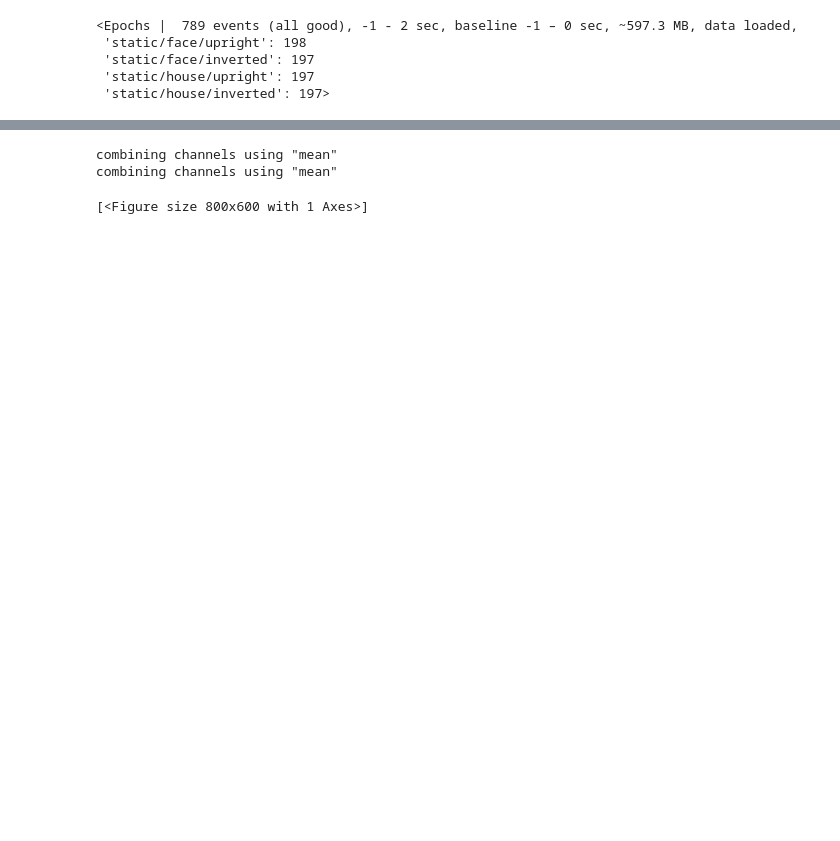
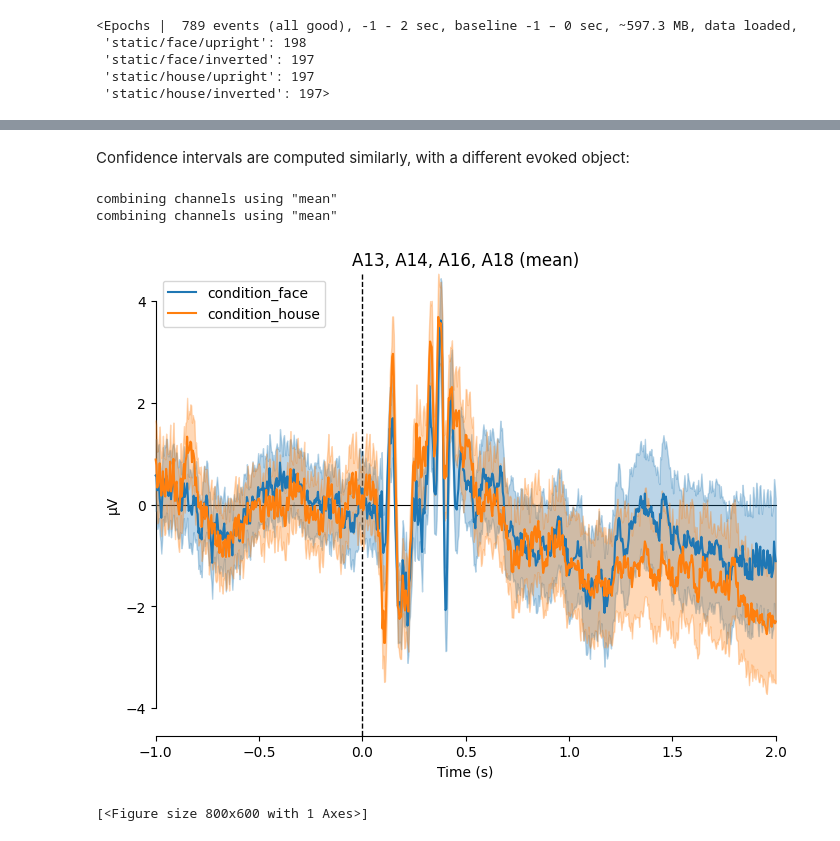
Before and after one commit to Andesha/learn-mne, a Jupyter notebook: single_sub.ipynb, the cells around one changed output, grey strips where cells are left out. Drawn from its saved outputs; the diff is of its cells as text; code cells hidden in the pictures; blank space fills up the shorter version.

```diff
--- a/single_sub.ipynb
+++ b/single_sub.ipynb
@@ -141,9 +231,11 @@ combining channels using "mean"
+# %% [markdown]
+Confidence intervals are computed similarly, with a different evoked object:
 # %%
-%matplotlib qt
 evokeds = dict(condition_face=list(epochs[condition_face].iter_evoked()),
                condition_house=list(epochs[condition_house].iter_evoked()))
-mne.viz.plot_compare_evokeds(evokeds, combine='mean', picks=picks)
+mne.viz.plot_compare_evokeds(evokeds, picks=picks, combine='mean')
 # %% [output]
 combining channels using "mean"
 combining channels using "mean"
+[figure, added]
 [<Figure size 800x600 with 1 Axes>]
```
Also changed, not shown: parts of 27 cells of this notebook.
